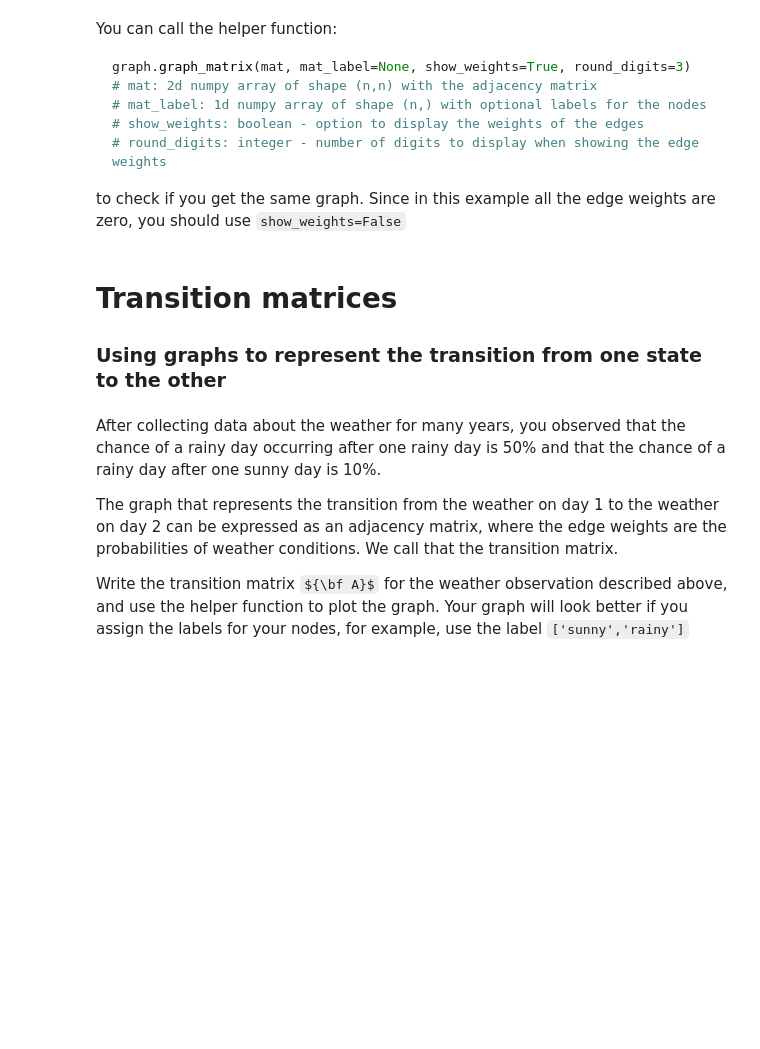
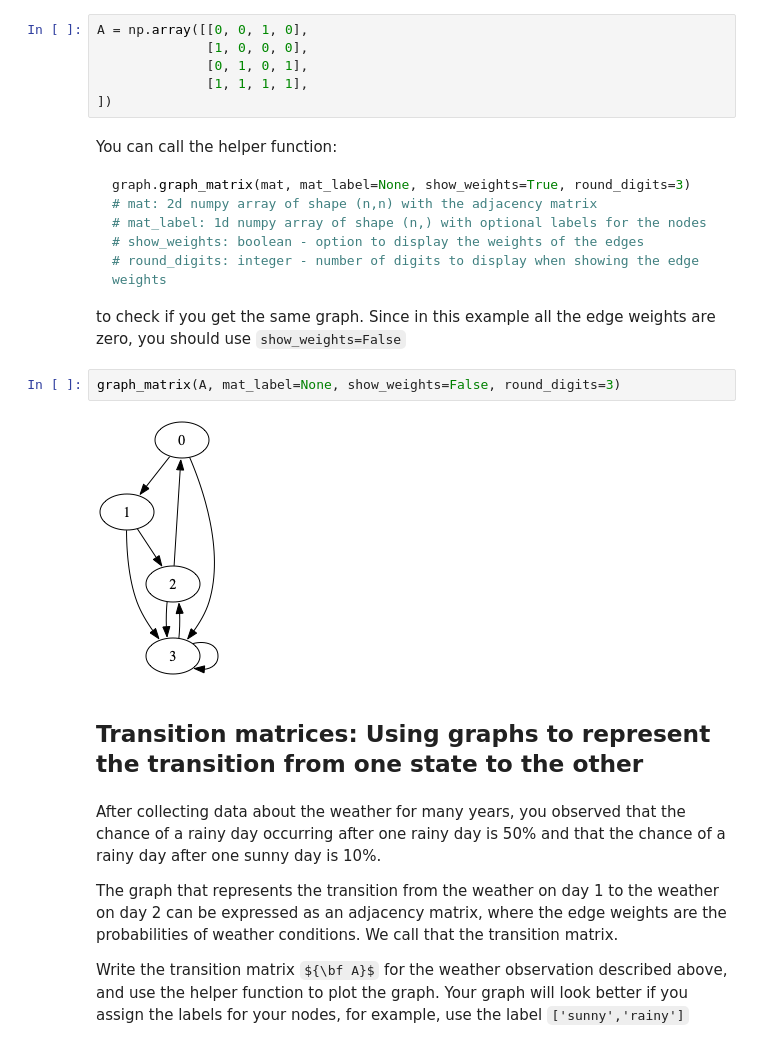
Before and after one commit to Charleslish/notes, a Jupyter notebook: CS-py/CS357/Lecture notes/L13 Markov Chains/13-markov.ipynb, the cells around one changed output. Drawn from its saved outputs; the diff is of its cells as text; some formulas as TeX source; blank space fills up the shorter version.

````diff
--- a/CS-py/CS357/Lecture notes/L13 Markov Chains/13-markov.ipynb
+++ b/CS-py/CS357/Lecture notes/L13 Markov Chains/13-markov.ipynb
@@ -22,6 +26,12 @@ $A_{ij} = 0$ otherwise
 Hence the rows indicate incoming edges to a specific node and columns indicate outgoing edges from a specific node.
 
 Write the adjacency matrix A of the above graph:
+# %%
+A = np.array([[0, 0, 1, 0],
+              [1, 0, 0, 0],
+              [0, 1, 0, 1],
+              [1, 1, 1, 1],
+])
 # %% [markdown]
 You can call the helper function:
 ```python
@@ -32,10 +42,12 @@ graph.graph_matrix(mat, mat_label=None, show_weights=True, round_digits=3)
 # round_digits: integer - number of digits to display when showing the edge weights
 ```
 to check if you get the same graph. Since in this example all the edge weights are zero, you should use `show_weights=False`
+# %%
+graph_matrix(A, mat_label=None, show_weights=False, round_digits=3)
+# %% [output]
+[figure, added]
 # %% [markdown]
-# Transition matrices
-
-### Using graphs to represent the transition from one state to the other
+## Transition matrices: Using graphs to represent the transition from one state to the other
 # %% [markdown]
 After collecting data about the weather for many years, you observed that the chance of a rainy day occurring after one rainy day is 50% and that the chance of a rainy day after one sunny day is 10%.
 
````
Also changed, not shown: parts of 24 cells of this notebook, 2 other files.
